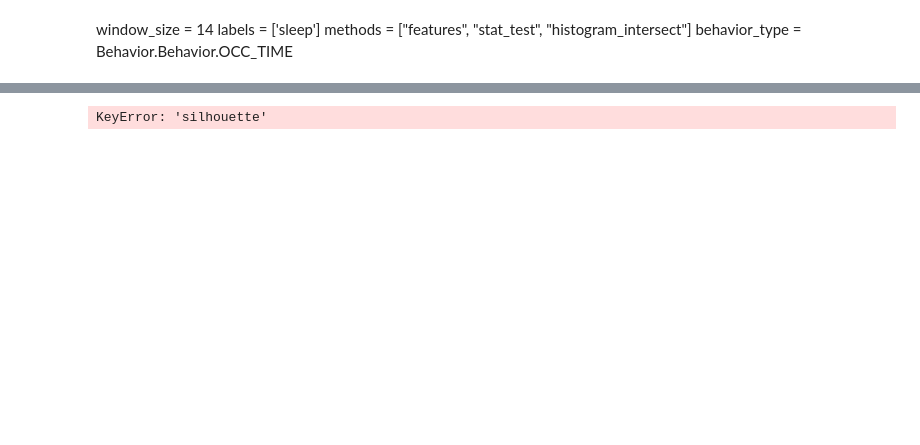
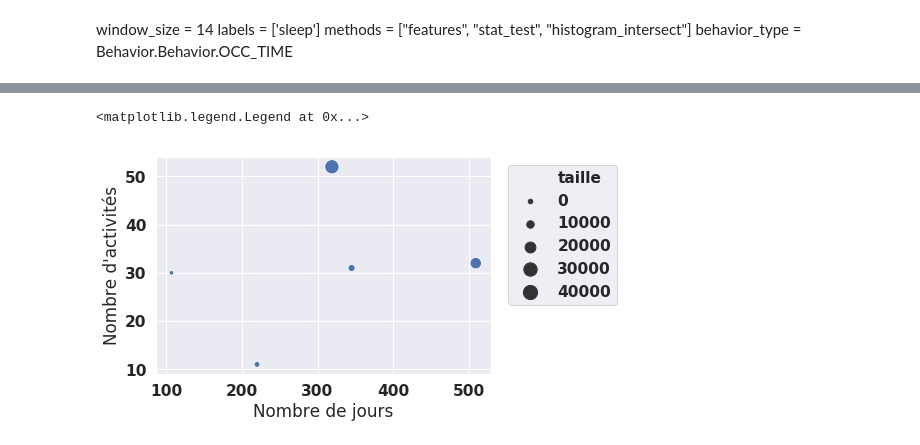
Before and after one commit to CyriacAzefack/Frailty_Box, a Jupyter notebook: Notebooks/Drift Results.ipynb, the cells around one changed output, grey strips where cells are left out. Drawn from its saved outputs; the diff is of its cells as text; code cells hidden in the pictures; blank space fills up the shorter version.

```diff
--- a/Notebooks/Drift Results.ipynb
+++ b/Notebooks/Drift Results.ipynb
@@ -49,11 +49,14 @@ results
 # %%
 # Add dataset details
 dataset_details = pd.read_csv('../input/dataset_details.csv')
 dataset_details['dataset'] = dataset_details.dataset.apply(lambda x:x.lower())
 
-#results = results.join(dataset_details, on='dataset')
+dataset_details.columns = ['dataset', 'nb_days','taille', 'nb_activities']
 
-final_results = pd.merge(results, dataset_details, on=['dataset', 'dataset'])
-final_results.sort_values(['dataset', 'silhouette'], ascending=False).head()
+sns.scatterplot(data=dataset_details, x="nb_days", y="nb_activities", size='taille', sizes=(20, 200))
+plt.xlabel('Nombre de jours')
+plt.ylabel('Nombre d\'activités')
+plt.legend(loc='upper right', bbox_to_anchor=(1.4, 1))
 # %% [output]
-KeyError: 'silhouette'
+<matplotlib.legend.Legend at 0x...>
+[figure, added]
```
Also changed, not shown: parts of 8 cells of this notebook, 44 other files.
